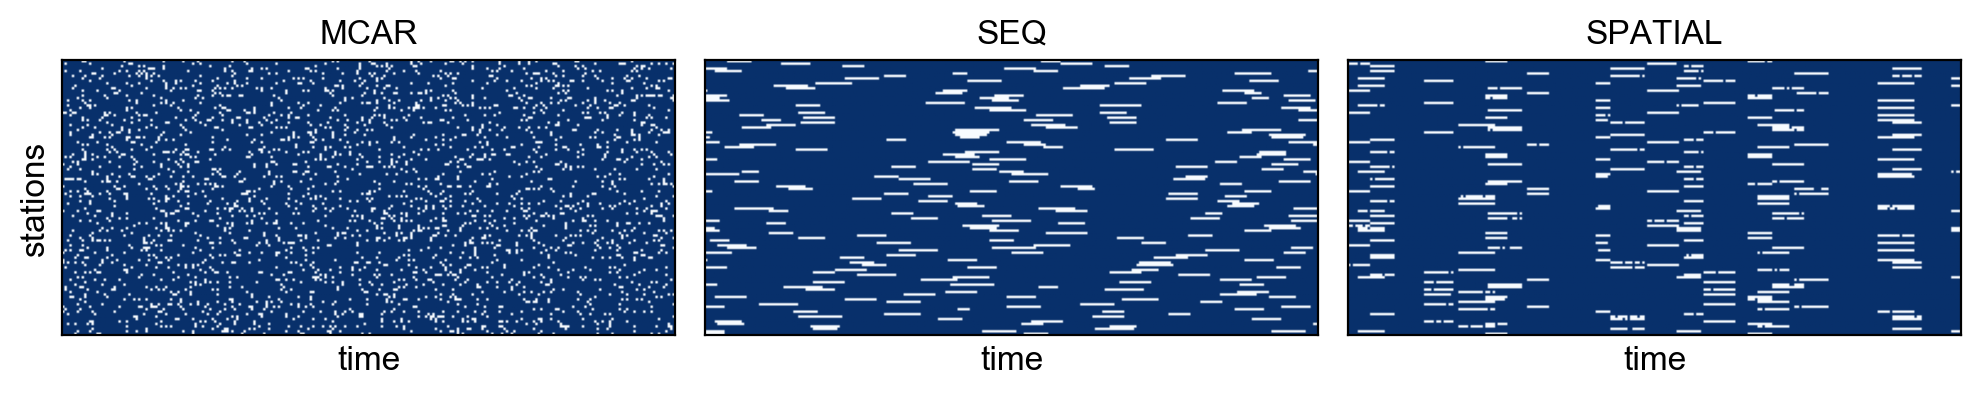
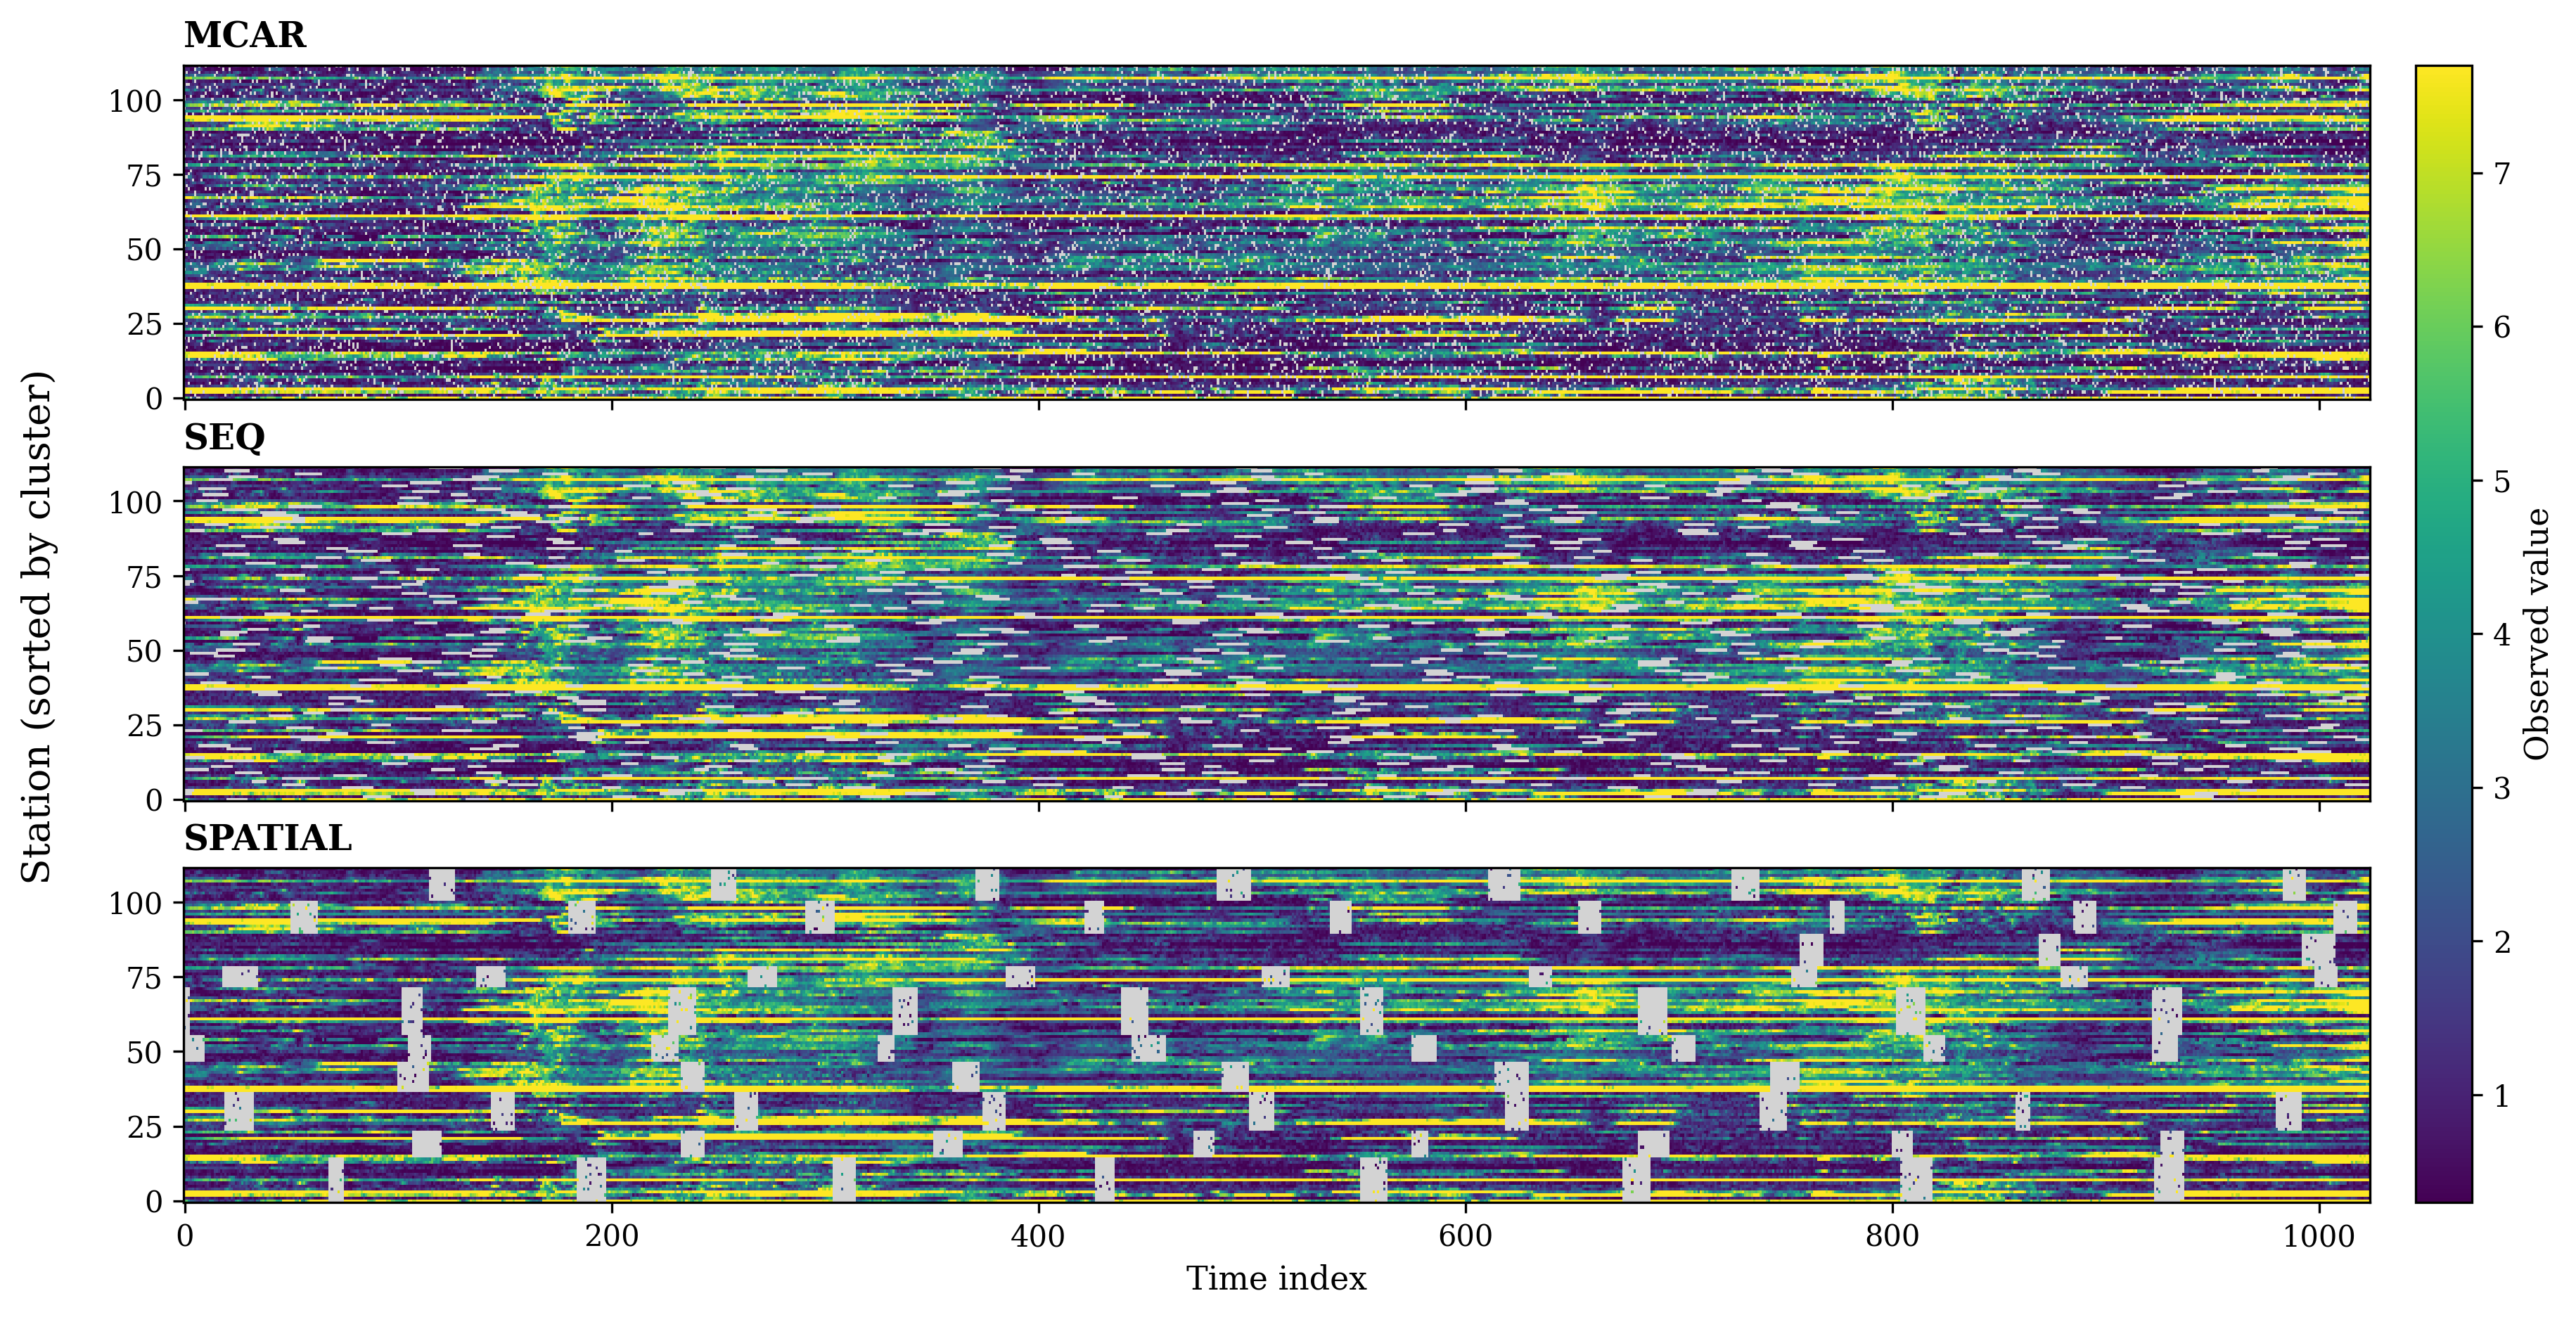
Code edit (unified diff) that turned the first committed figure into the second:
--- before
+++ after
@@ -1,19 +0,0 @@
-S_cluster = pd.read_csv('data/processed/all_stations.csv')['cluster'].tolist()
-
-mask1 = mask_mcar() # mcar
-mask2 = mask_seq() # seq
-mask3 = mask_spatial(S_cluster=S_cluster) # spatial
-
-plt.figure(figsize=(10, 6))
-a, delta_a = 3800, 250
-for i, maski in enumerate([mask1, mask2, mask3]):
-    ax = plt.subplot(1, 3, i+1)
-    im = ax.imshow(maski[:, a:a+delta_a], cmap='Blues')
-    ax.set_xticks([])
-    ax.set_yticks([])
-    ax.set_title(f'{["MCAR", "SEQ", "SPATIAL"][i]}', fontsize=12, fontweight='bold')
-    ax.set_xlabel('time', fontsize=12)
-    if i == 0:
-        ax.set_ylabel('stations', fontsize=12)
-plt.tight_layout()
-plt.show()

Commit: docs: 更新项目结构文档和论文稿